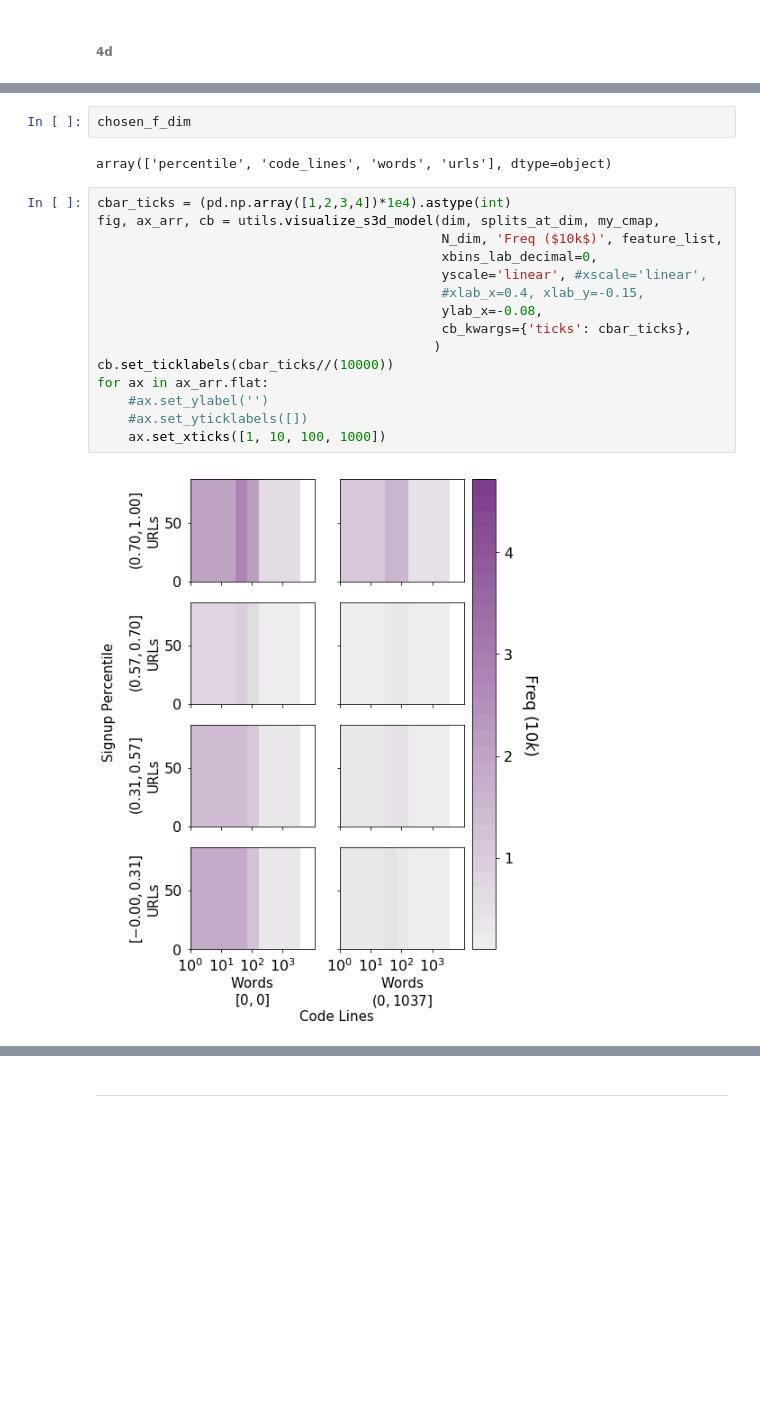
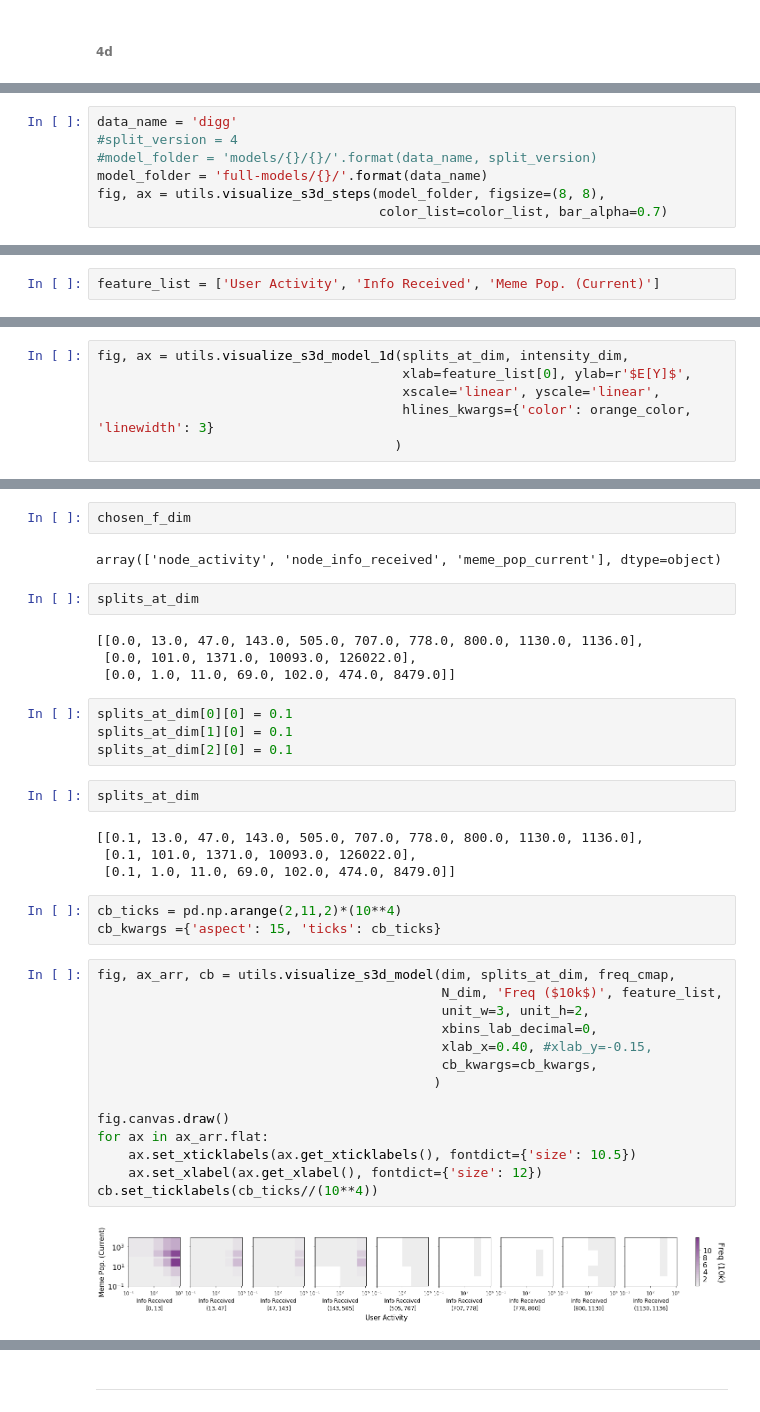
Before and after one commit to peterfennell/S3D, a Jupyter notebook: replicate/3-visualize-models.ipynb, the cells around one changed output, grey strips where cells are left out. Cells and saved outputs as stored; diff of their text form; blank space fills up the shorter version.

```diff
--- a/replicate/3-visualize-models.ipynb
+++ b/replicate/3-visualize-models.ipynb
@@ -176,0 +302,7 @@ splits_at_dim
+# %%
+data_name = 'digg'
+#split_version = 4
+#model_folder = 'models/{}/{}/'.format(data_name, split_version)
+model_folder = 'full-models/{}/'.format(data_name)
+fig, ax = utils.visualize_s3d_steps(model_folder, figsize=(8, 8),
+                                    color_list=color_list, bar_alpha=0.7)
@@ -176,0 +311,2 @@ splits_at_dim
+# %%
+feature_list = ['User Activity', 'Info Received', 'Meme Pop. (Current)']
@@ -176,0 +349,6 @@ splits_at_dim
+# %%
+fig, ax = utils.visualize_s3d_model_1d(splits_at_dim, intensity_dim,
+                                       xlab=feature_list[0], ylab=r'$E[Y]$',
+                                       xscale='linear', yscale='linear',
+                                       hlines_kwargs={'color': orange_color, 'linewidth': 3}
+                                      )
@@ -177,24 +416,42 @@ splits_at_dim
 # %%
 chosen_f_dim
 # %% [output]
-array(['percentile', 'code_lines', 'words', 'urls'], dtype=object)
+array(['node_activity', 'node_info_received', 'meme_pop_current'], dtype=object)
+# %%
+splits_at_dim
+# %% [output]
+[[0.0, 13.0, 47.0, 143.0, 505.0, 707.0, 778.0, 800.0, 1130.0, 1136.0],
+ [0.0, 101.0, 1371.0, 10093.0, 126022.0],
+ [0.0, 1.0, 11.0, 69.0, 102.0, 474.0, 8479.0]]
+# %%
+splits_at_dim[0][0] = 0.1
+splits_at_dim[1][0] = 0.1
+splits_at_dim[2][0] = 0.1
+# %%
+splits_at_dim
+# %% [output]
+[[0.1, 13.0, 47.0, 143.0, 505.0, 707.0, 778.0, 800.0, 1130.0, 1136.0],
+ [0.1, 101.0, 1371.0, 10093.0, 126022.0],
+ [0.1, 1.0, 11.0, 69.0, 102.0, 474.0, 8479.0]]
+# %%
+cb_ticks = pd.np.arange(2,11,2)*(10**4)
+cb_kwargs ={'aspect': 15, 'ticks': cb_ticks}
 # %%
-cbar_ticks = (pd.np.array([1,2,3,4])*1e4).astype(int)
-fig, ax_arr, cb = utils.visualize_s3d_model(dim, splits_at_dim, my_cmap,
+fig, ax_arr, cb = utils.visualize_s3d_model(dim, splits_at_dim, freq_cmap,
                                             N_dim, 'Freq ($10k$)', feature_list,
+                                            unit_w=3, unit_h=2,
                                             xbins_lab_decimal=0,
-                                            yscale='linear', #xscale='linear',
-                                            #xlab_x=0.4, xlab_y=-0.15,
-                                            ylab_x=-0.08,
-                                            cb_kwargs={'ticks': cbar_ticks},
+                                            xlab_x=0.40, #xlab_y=-0.15,
+                                            cb_kwargs=cb_kwargs,
                                            )
-cb.set_ticklabels(cbar_ticks//(10000))
+
+fig.canvas.draw()
 for ax in ax_arr.flat:
-    #ax.set_ylabel('')
-    #ax.set_yticklabels([])
-    ax.set_xticks([1, 10, 100, 1000])
+    ax.set_xticklabels(ax.get_xticklabels(), fontdict={'size': 10.5})
+    ax.set_xlabel(ax.get_xlabel(), fontdict={'size': 12})
+cb.set_ticklabels(cb_ticks//(10**4))
 # %% [output]
-[figure, old version]
+[figure, new version]
 # %%
 fig, ax_arr, cb = utils.visualize_s3d_model(dim, splits_at_dim, my_cmap,
                                             intensity_dim, '$E[Y]$', feature_list,
```
Also changed, not shown: parts of 78 cells of this notebook, 19 other files.
